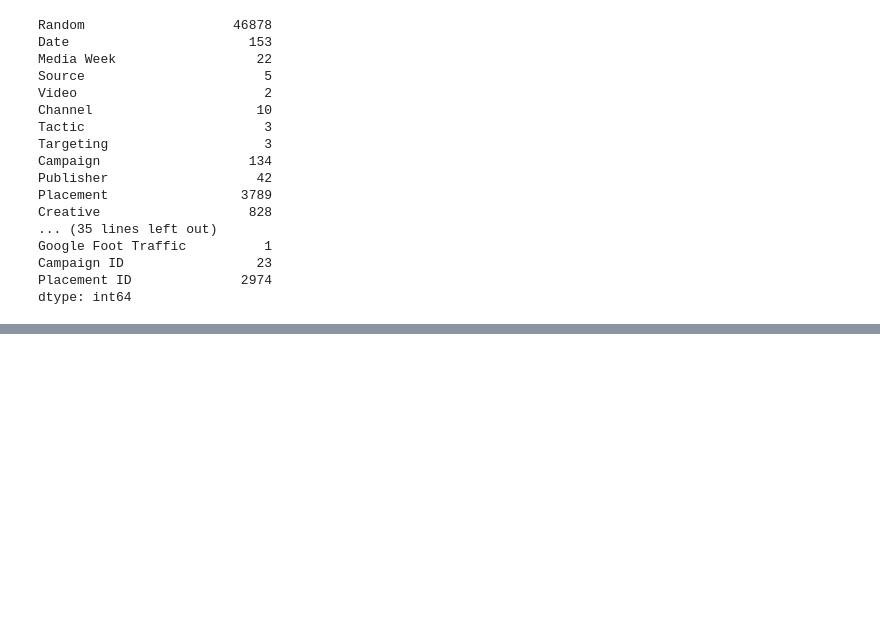
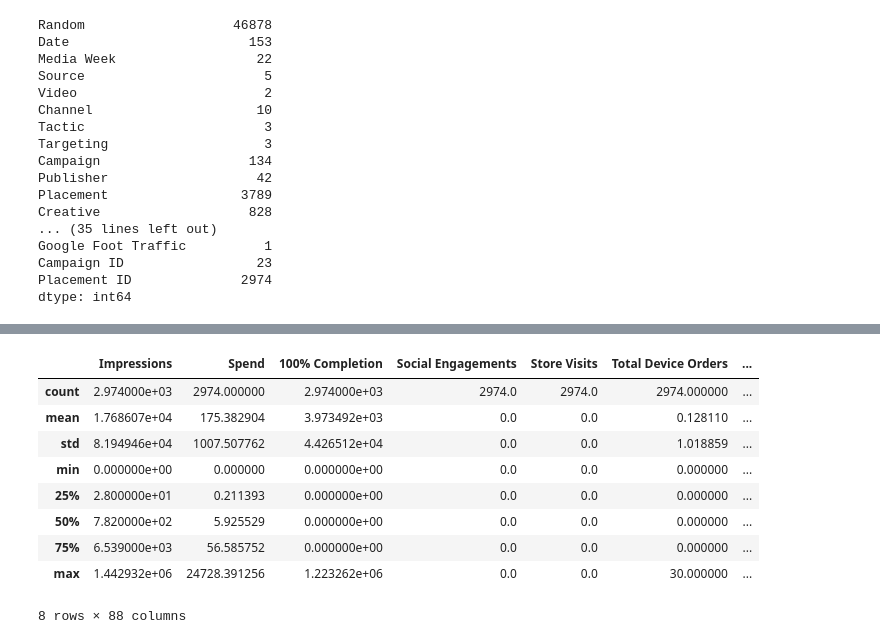
Before and after one commit to dclark18/H-SCricketMTA, a Jupyter notebook: MTA.ipynb, the cells around one changed output, grey strips where cells are left out. Saved outputs shown, nothing was run; the diff lists cells and outputs as text; code cells hidden in the pictures; blank space fills up the shorter version.

```diff
--- a/MTA.ipynb
+++ b/MTA.ipynb
@@ -105,0 +194,4 @@ print (data['Placement ID'].unique())
+# %%
+# 2. Impute some missing values, grouped by their Pclass and SibSp numbers
+df_grouped = data.groupby(by=['Placement ID']).sum()
+print (df_grouped.describe())
@@ -105,0 +221,12 @@ print (data['Placement ID'].unique())
+# %%
+# now use this grouping to fill the data set in each group, then transform back
+df_imputed = df_grouped.transform(lambda grp: grp.fillna(grp.mean()))
+df_imputed[['Impressions','Spend','100% Completion','Social Engagements',
+            'Store Visits','Total Device Orders', 'Order Value',
+            'Gross Add', 'Event Row Count','Matched Event Count', 'iA', 'Landing Page Visits',
+            'Buyflow Entries','CPIGA']] = df_grouped[['Impressions','Spend','100% Completion','Social Engagements',
+            'Store Visits','Total Device Orders', 'Order Value',
+            'Gross Add', 'Event Row Count','Matched Event Count', 'iA', 'Landing Page Visits',
+            'Buyflow Entries','CPIGA']]
+
+print (df_imputed.info())
@@ -105,0 +251,2 @@ print (data['Placement ID'].unique())
+# %%
+df_imputed['CPIGA'] = df_imputed['Spend']/df_imputed['iA']
@@ -105,0 +264,13 @@ print (data['Placement ID'].unique())
+# %%
+df_imputed.describe()
+# %% [output]
+|  | Impressions | Spend | 100% Completion | Social Engagements | Store Visits | Total Device Orders | ... |
+| count | 2.974000e+03 | 2974.000000 | 2.974000e+03 | 2974.0 | 2974.0 | 2974.000000 | ... |
+| mean | 1.768607e+04 | 175.382904 | 3.973492e+03 | 0.0 | 0.0 | 0.128110 | ... |
+| std | 8.194946e+04 | 1007.507762 | 4.426512e+04 | 0.0 | 0.0 | 1.018859 | ... |
+| min | 0.000000e+00 | 0.000000 | 0.000000e+00 | 0.0 | 0.0 | 0.000000 | ... |
+| 25% | 2.800000e+01 | 0.211393 | 0.000000e+00 | 0.0 | 0.0 | 0.000000 | ... |
+| 50% | 7.820000e+02 | 5.925529 | 0.000000e+00 | 0.0 | 0.0 | 0.000000 | ... |
+| 75% | 6.539000e+03 | 56.585752 | 0.000000e+00 | 0.0 | 0.0 | 0.000000 | ... |
+| max | 1.442932e+06 | 24728.391256 | 1.223262e+06 | 0.0 | 0.0 | 30.000000 | ... |
+8 rows × 88 columns
```
Also changed, not shown: parts of 19 cells of this notebook.
